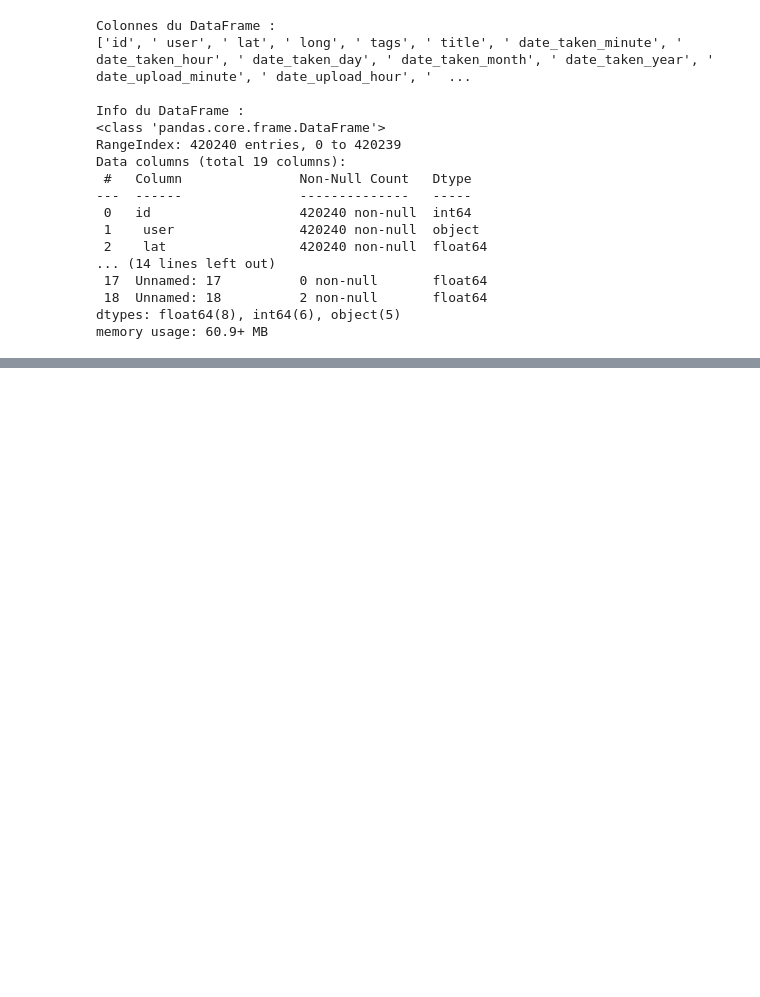
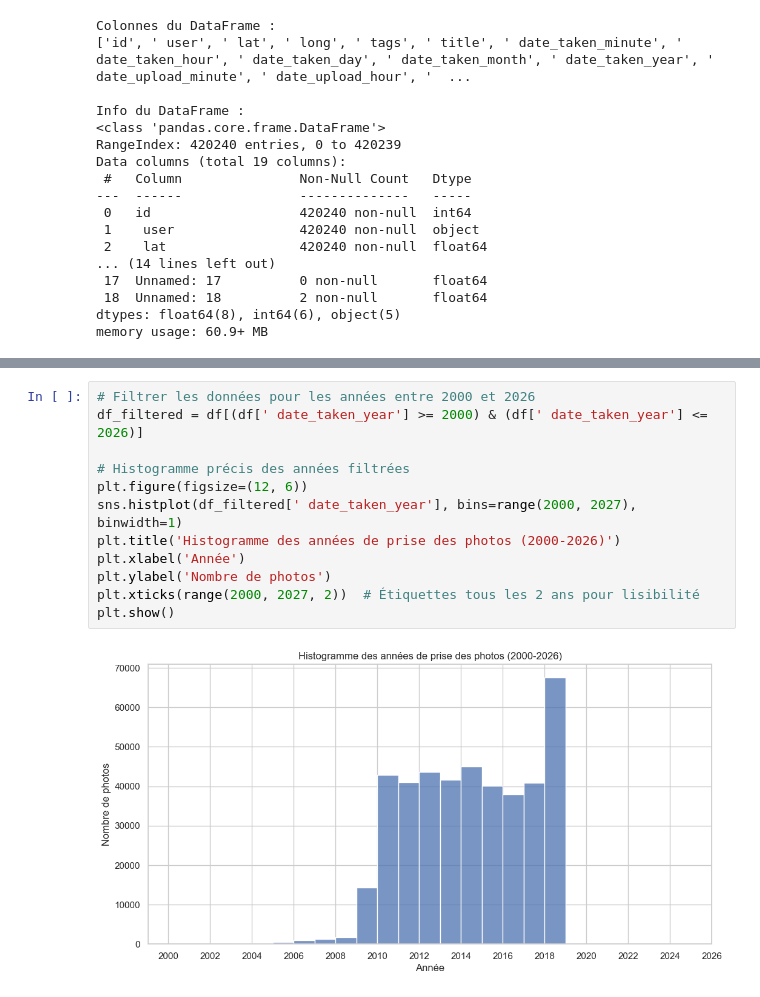
Before and after one commit to nathanvanneste/GrandLyon-DataMiningProject, a Jupyter notebook: Projet.ipynb, the cells around one changed output, grey strips where cells are left out. Cells and saved outputs as stored; diff of their text form; blank space fills up the shorter version.

Commit message:
visiualisation de donnée sur l'annee

```diff
--- a/Projet.ipynb
+++ b/Projet.ipynb
@@ -84,0 +96,14 @@ plt.show()
+# %%
+# Filtrer les données pour les années entre 2000 et 2026
+df_filtered = df[(df[' date_taken_year'] >= 2000) & (df[' date_taken_year'] <= 2026)]
+
+# Histogramme précis des années filtrées
+plt.figure(figsize=(12, 6))
+sns.histplot(df_filtered[' date_taken_year'], bins=range(2000, 2027), binwidth=1)
+plt.title('Histogramme des années de prise des photos (2000-2026)')
+plt.xlabel('Année')
+plt.ylabel('Nombre de photos')
+plt.xticks(range(2000, 2027, 2))  # Étiquettes tous les 2 ans pour lisibilité
+plt.show()
+# %% [output]
+[figure, added]
```
Also changed, not shown: parts of 2 cells of this notebook.
